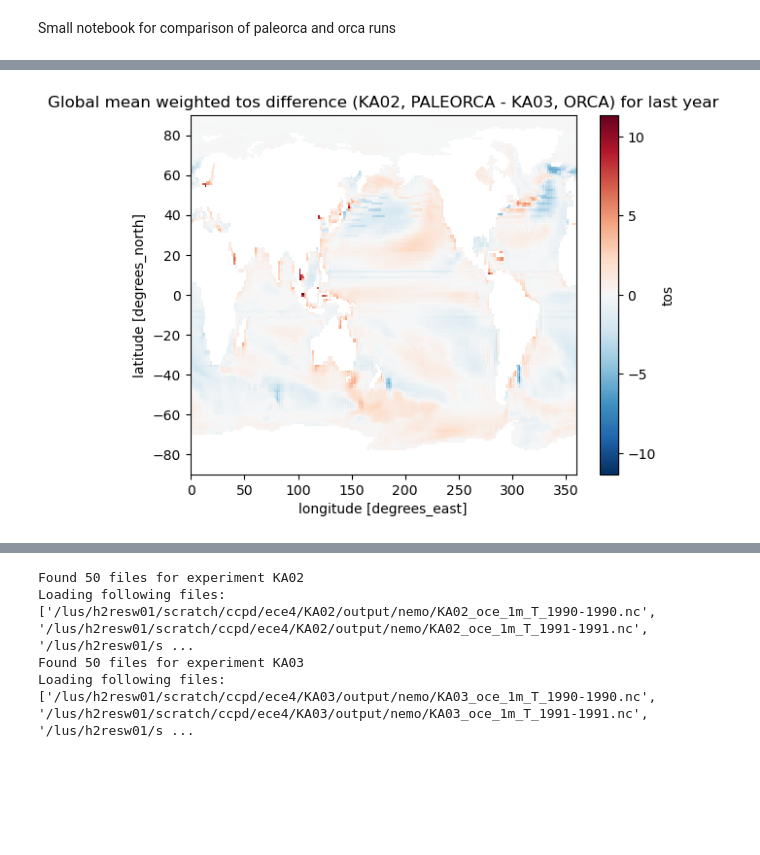
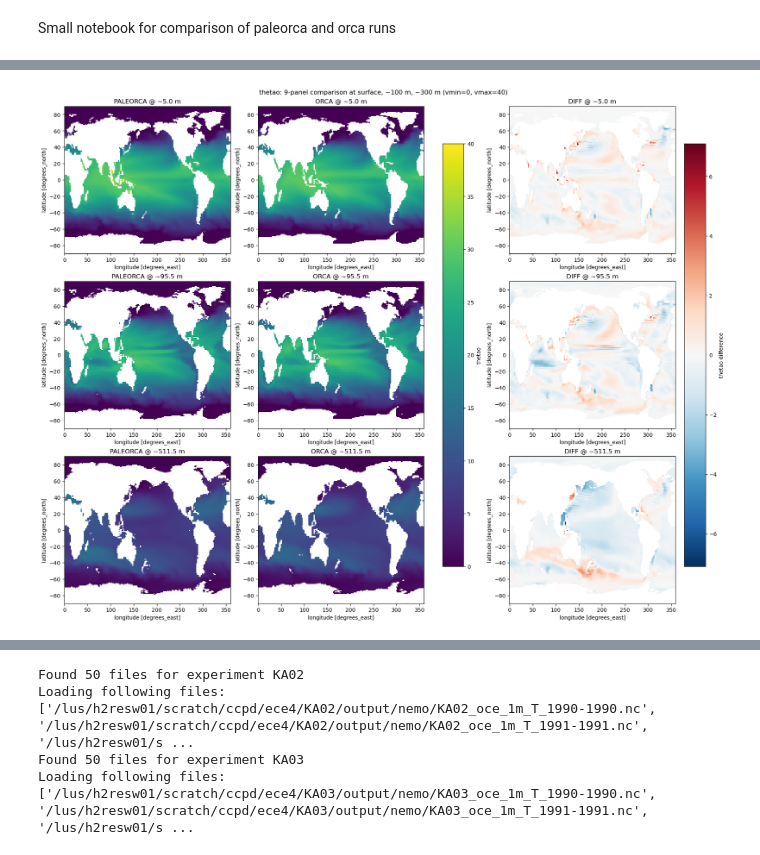
Before and after one commit to renatacoppo/Eocene-creator, a Jupyter notebook: ecefast/analysis/paleorca-vs-orca.ipynb, the cells around one changed output, grey strips where cells are left out. Cells and saved outputs as stored; diff of their text form; code cells hidden in the pictures; blank space fills up the shorter version.

```diff
--- a/ecefast/analysis/paleorca-vs-orca.ipynb
+++ b/ecefast/analysis/paleorca-vs-orca.ipynb
@@ -41,9 +41,19 @@ def load_area(expname):
     ds = xr.open_dataset(areafile)
     area = (ds['e1t'] * ds['e2t']).squeeze()
     return area
+
+# compute bathymetry of each grid cell from the domain configuration file
+def load_bathy(expname):
+    bathyfile = f"{PATH}/{expname}/domain_cfg.nc"
+    print(f"Loading bathymetry file: {bathyfile}")
+    ds = xr.open_dataset(bathyfile)
+    bathy = ds['bathy_metry'].squeeze()
+    return bathy
 # %%
 paleorca_last = load_nemo("KA02", last_n_years=1, regrid=True)
 orca_last = load_nemo("KA03", last_n_years=1, regrid=True)
+paleorca_bathy = load_bathy("KA02")
+orca_bathy = load_bathy("KA03")
 # %% [output]
 Found 50 files for experiment KA02
 Loading following files: ['/lus/h2resw01/scratch/ccpd/ece4/KA02/output/nemo/KA02_oce_1m_T_2039-2039.nc']
@@ -60,5 +602,67 @@ var = 'tos'
 # %%
-var = 'tos'
-(paleorca_last[var].mean(dim='time') - orca_last[var].mean(dim='time')).plot()
-plt.title(f"Global mean weighted {var} difference (KA02, PALEORCA - KA03, ORCA) for last year")
+import numpy as np
+
+var = 'thetao'
+vmin = 0
+vmax = 40
+
+# Time-mean 3D fields
+paleorca_t = paleorca_last[var].mean(dim='time')
+orca_t = orca_last[var].mean(dim='time')
+
+# 3-panel: use surface level (~0 m) so each panel is 2D map
+def _pick_depth_dim(da):
+    for cand in ['deptht', 'depth', 'z', 'lev', 'olevel', 'nav_lev']:
+        if cand in da.dims:
+            return cand
+    raise ValueError(f'No vertical dimension found in {da.dims}')
+
+
+def _pick_depth_coord(da, zdim):
+    if zdim in da.coords:
+        return da.coords[zdim]
+    for cand in ['deptht', 'depth', 'z', 'lev', 'olevel', 'nav_lev']:
+        if cand in da.coords and cand in da.dims:
+            return da.coords[cand]
+    raise ValueError(f'No depth coordinate found for dimension {zdim}')
+
+
+def _nearest_level_index(depth_coord, target_m):
+    return int(np.abs(depth_coord - target_m).argmin())
+
+zdim = _pick_depth_dim(paleorca_t)
+depth_coord = _pick_depth_coord(paleorca_t, zdim)
+
+# 9-panel: 3 depths (surface, ~100 m, ~300 m) x (PALEORCA, ORCA, DIFF)
+level_targets = [0.0, 100.0, 500.0]
+level_indices = [_nearest_level_index(depth_coord, d) for d in level_targets]
+
+fig9, axes9 = plt.subplots(3, 3, figsize=(18, 14), constrained_layout=True)
+
+for r, idx in enumerate(level_indices):
+    pale_slice = paleorca_t.isel({zdim: idx})
+    orca_slice = orca_t.isel({zdim: idx})
+    diff_slice = pale_slice - orca_slice
+
+    im_p = pale_slice.plot(
+        ax=axes9[r, 0], vmin=vmin, vmax=vmax, cmap='viridis', add_colorbar=False
+    )
+    axes9[r, 0].set_title(f'PALEORCA @ ~{float(depth_coord.isel({zdim: idx}).item()):.1f} m')
+
+    im_o = orca_slice.plot(
+        ax=axes9[r, 1], vmin=vmin, vmax=vmax, cmap='viridis', add_colorbar=False
+    )
+    axes9[r, 1].set_title(f'ORCA @ ~{float(depth_coord.isel({zdim: idx}).item()):.1f} m')
+
+    row_diff_abs = float(np.nanmax(np.abs(diff_slice.values)))
+    row_diff_abs = max(row_diff_abs, 1e-12)
+    im_d = diff_slice.plot(
+        ax=axes9[r, 2], vmin=-row_diff_abs, vmax=row_diff_abs, cmap='RdBu_r', add_colorbar=False,
+        extend='both'
+    )
+    axes9[r, 2].set_title(f'DIFF @ ~{float(depth_coord.isel({zdim: idx}).item()):.1f} m')
+
+fig9.colorbar(im_o, ax=axes9[:, :2], label=var, shrink=0.85)
+fig9.colorbar(im_d, ax=axes9[:, 2], label=f'{var} difference', shrink=0.85)
+fig9.suptitle(f'{var}: 9-panel comparison at surface, ~100 m, ~300 m (vmin={vmin}, vmax={vmax})')
 # %% [output]
@@ -66 +670 @@ Text(0.5, 1.0, 'Global mean weighted tos difference (KA02, PALEORCA - KA03, ORCA
-[figure, old version]
+[figure, new version]
```
Also changed, not shown: parts of 9 cells of this notebook.
